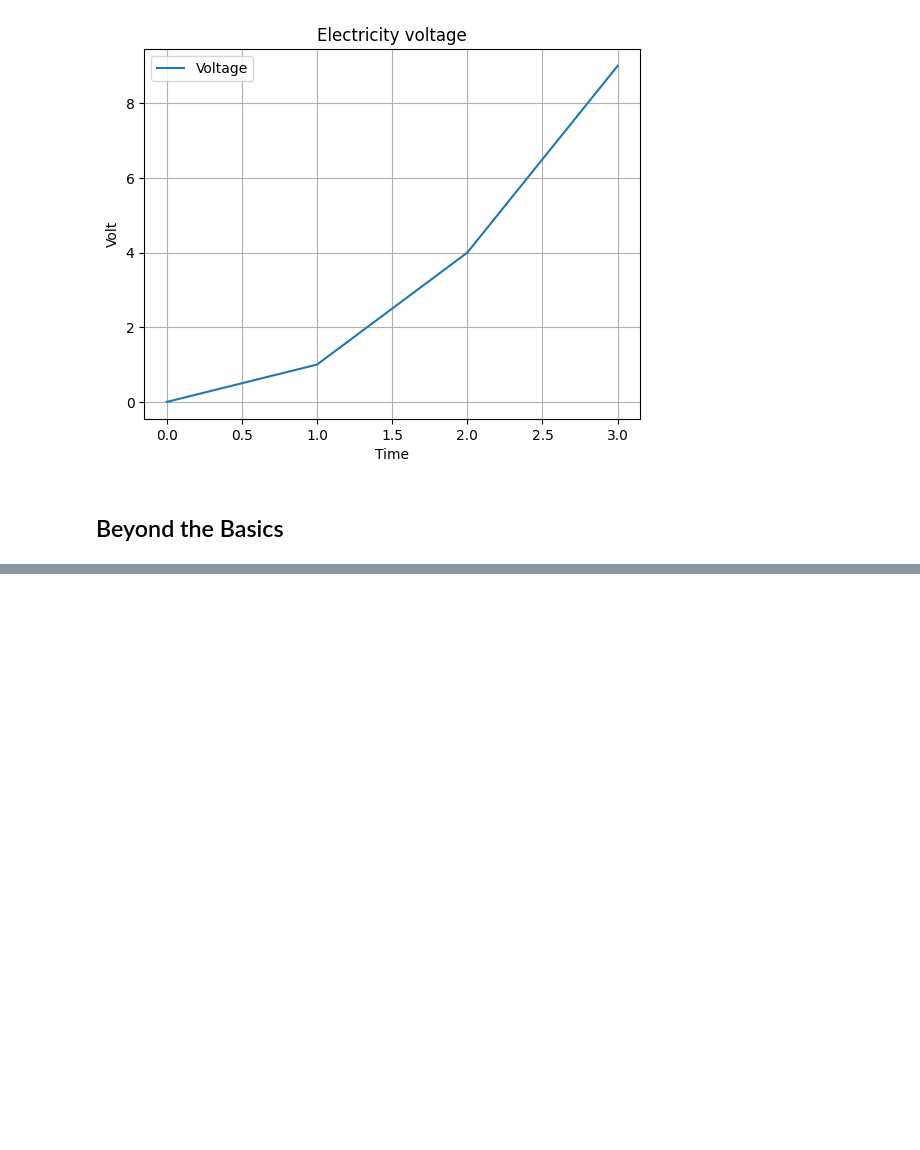
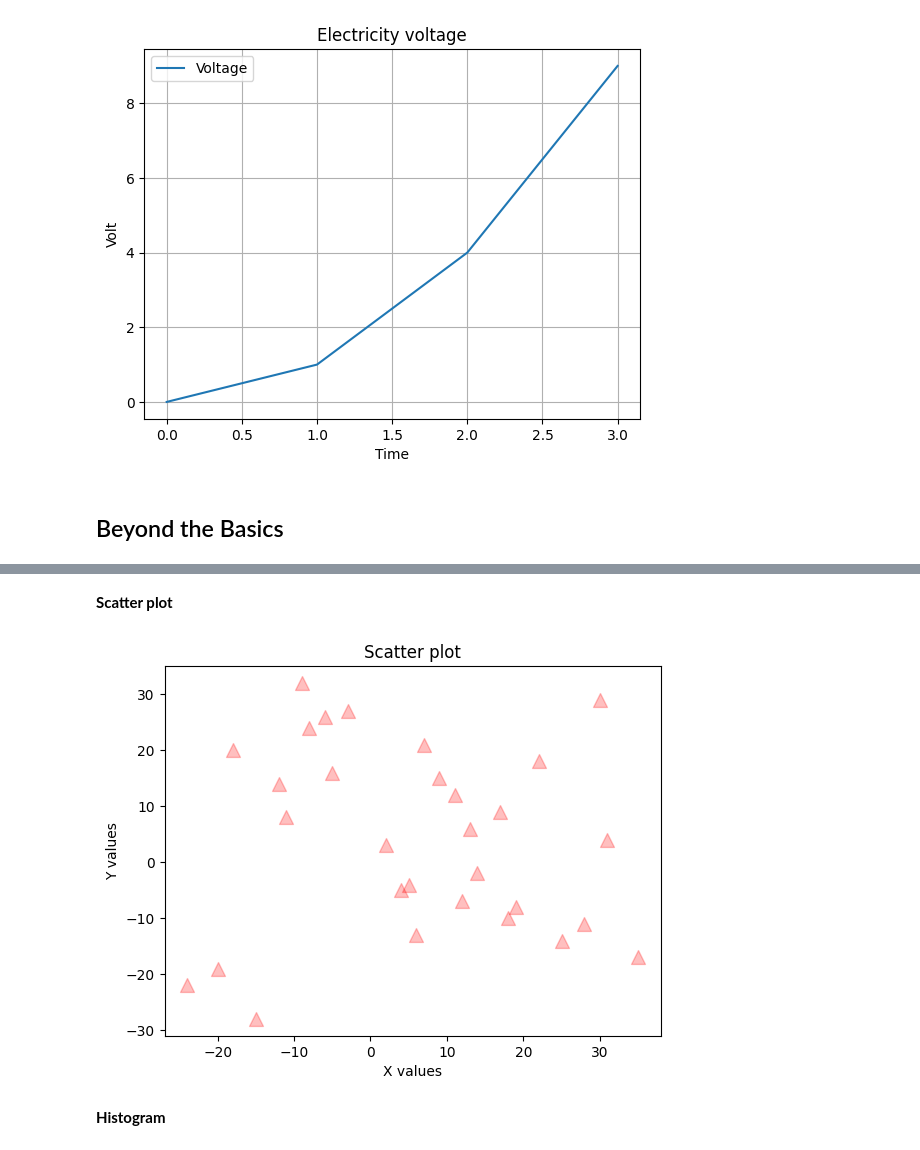
Before and after one commit to Sarthak-Chauhan-Git/UPES_PG_30655, a Jupyter notebook: GilbertStrang/Chapters/Matplotlib.ipynb, the cells around one changed output, grey strips where cells are left out. Cells and saved outputs as stored; diff of their text form; code cells hidden in the pictures; blank space fills up the shorter version.

```diff
--- a/GilbertStrang/Chapters/Matplotlib.ipynb
+++ b/GilbertStrang/Chapters/Matplotlib.ipynb
@@ -105,0 +107,22 @@ plt.show()
+# %% [markdown]
+**Scatter plot**
+# %%
+# Scatter plots
+x = [12, -5, 18, 7, -11, 25, -3, 14, 9, -20,
+     31, -8, 6, 17, -15, 22, 4, -9, 28, 13,
+     -18, 35, 2, -6, 19, 11, -24, 30, 5, -12]
+
+y = [-7, 16, -10, 21, 8, -14, 27, -2, 15, -19,
+     4, 24, -13, 9, -28, 18, -5, 32, -11, 6,
+     20, -17, 3, 26, -8, 12, -22, 29, -4, 14]
+
+# s is size, marker is shape, alpha is transperancy
+plt.scatter(x,y, color="red", marker="^", s=100, alpha=0.25)
+plt.title("Scatter plot")
+plt.xlabel("X values")
+plt.ylabel("Y values")
+plt.show()
+# %% [output]
+[figure, added]
+# %% [markdown]
+**Histogram**
```
Also changed, not shown: parts of 2 cells of this notebook.
